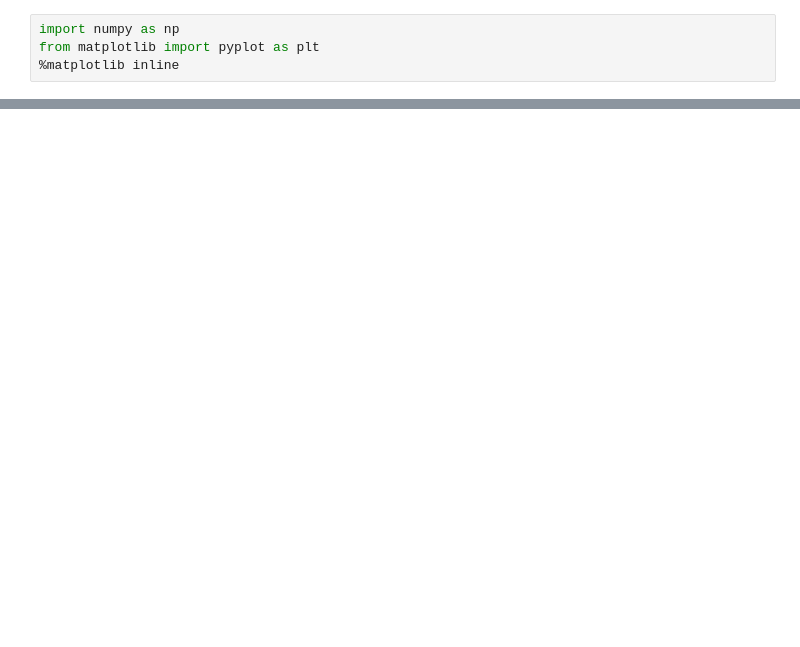
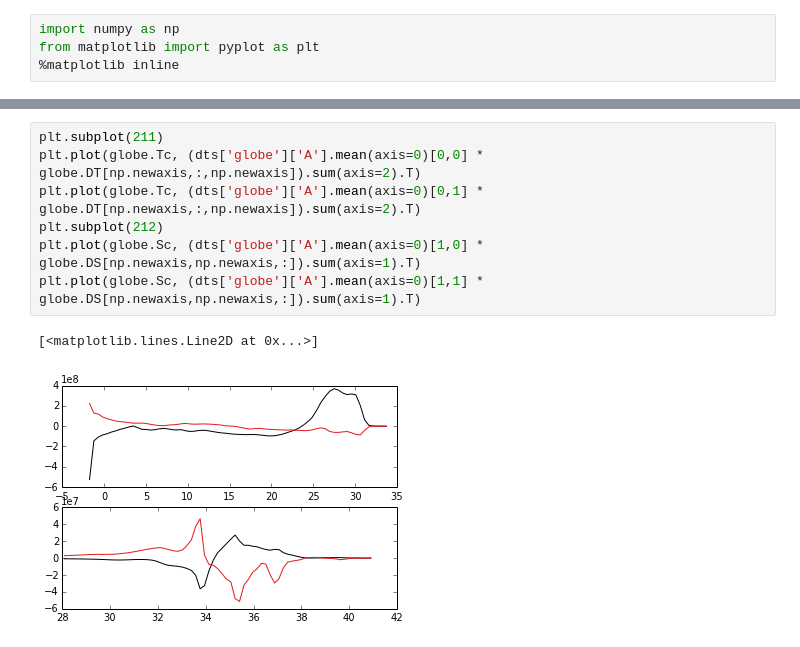
Before and after one commit to rabernat/pop_water_mass, a Jupyter notebook: notebooks/plot_transformation_rates.ipynb, the cells around one changed output, grey strips where cells are left out. Cells and saved outputs as stored; diff of their text form; blank space fills up the shorter version.

```diff
--- a/notebooks/plot_transformation_rates.ipynb
+++ b/notebooks/plot_transformation_rates.ipynb
@@ -26,0 +109,10 @@ plt.colorbar()
+# %%
+plt.subplot(211)
+plt.plot(globe.Tc, (dts['globe']['A'].mean(axis=0)[0,0] * globe.DT[np.newaxis,:,np.newaxis]).sum(axis=2).T)
+plt.plot(globe.Tc, (dts['globe']['A'].mean(axis=0)[0,1] * globe.DT[np.newaxis,:,np.newaxis]).sum(axis=2).T)
+plt.subplot(212)
+plt.plot(globe.Sc, (dts['globe']['A'].mean(axis=0)[1,0] * globe.DS[np.newaxis,np.newaxis,:]).sum(axis=1).T)
+plt.plot(globe.Sc, (dts['globe']['A'].mean(axis=0)[1,1] * globe.DS[np.newaxis,np.newaxis,:]).sum(axis=1).T)
+# %% [output]
+[<matplotlib.lines.Line2D at 0x...>]
+[figure, added]
```
Also changed, not shown: parts of 10 cells of this notebook, 4 other files.
